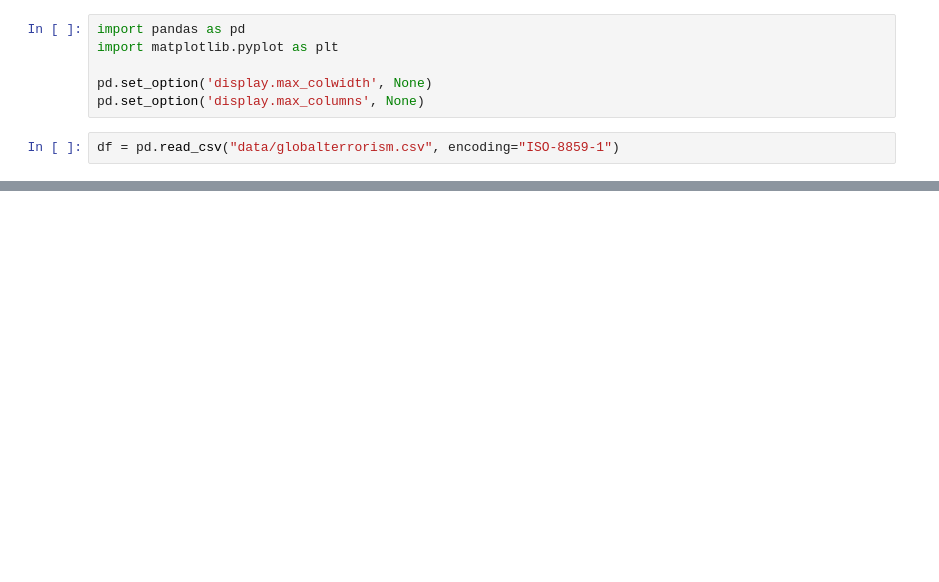
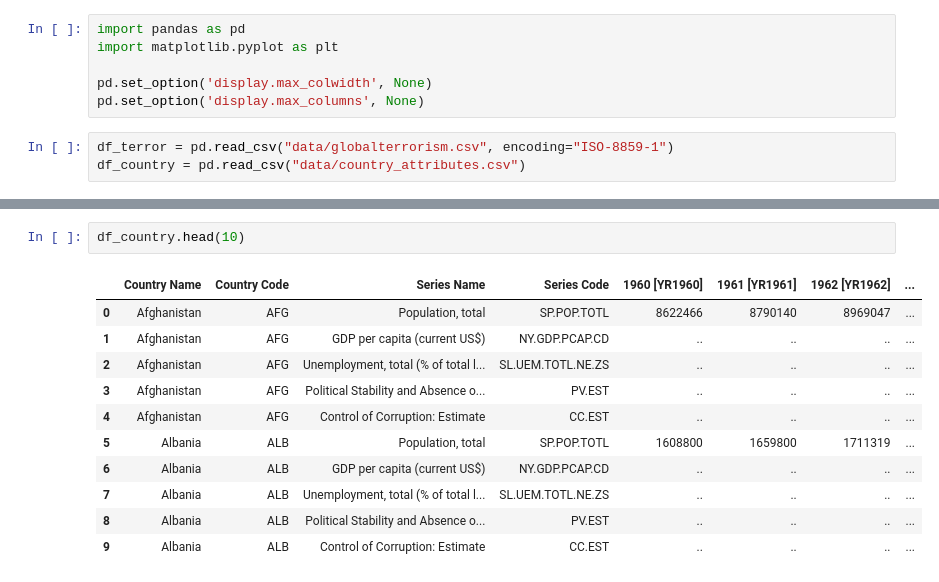
Before and after one commit to AndreasHansenAU/DataVizualizationProject, a Jupyter notebook: data_exploration.ipynb, the cells around one changed output, grey strips where cells are left out. Cells and saved outputs as stored; diff of their text form; blank space fills up the shorter version.

```diff
--- a/data_exploration.ipynb
+++ b/data_exploration.ipynb
@@ -5,5 +5,6 @@ import matplotlib.pyplot as plt
 pd.set_option('display.max_colwidth', None)
 pd.set_option('display.max_columns', None)
 # %%
-df = pd.read_csv("data/globalterrorism.csv", encoding="ISO-8859-1")
+df_terror = pd.read_csv("data/globalterrorism.csv", encoding="ISO-8859-1")
+df_country = pd.read_csv("data/country_attributes.csv")
 # %%
@@ -39,3 +39,17 @@ df[(df['imonth'] == 9) & (df['iyear'] == 2001) & (df['iday'] == 11)]
 | 73128 | 200109110006 | 2001 | 9 | 11 | NaN | 0 | NaN | 217 | United States | 1 | ... |
 | 73129 | 200109110007 | 2001 | 9 | 11 | NaN | 0 | NaN | 217 | United States | 1 | ... |
 | 73130 | 200109110008 | 2001 | 9 | 11 | NaN | 0 | NaN | 12 | Armenia | 7 | ... |
+# %%
+df_country.head(10)
+# %% [output]
+|  | Country Name | Country Code | Series Name | Series Code | 1960 [YR1960] | 1961 [YR1961] | 1962 [YR1962] | ... |
+| 0 | Afghanistan | AFG | Population, total | SP.POP.TOTL | 8622466 | 8790140 | 8969047 | ... |
+| 1 | Afghanistan | AFG | GDP per capita (current US$) | NY.GDP.PCAP.CD | .. | .. | .. | ... |
+| 2 | Afghanistan | AFG | Unemployment, total (% of total l... | SL.UEM.TOTL.NE.ZS | .. | .. | .. | ... |
+| 3 | Afghanistan | AFG | Political Stability and Absence o... | PV.EST | .. | .. | .. | ... |
+| 4 | Afghanistan | AFG | Control of Corruption: Estimate | CC.EST | .. | .. | .. | ... |
+| 5 | Albania | ALB | Population, total | SP.POP.TOTL | 1608800 | 1659800 | 1711319 | ... |
+| 6 | Albania | ALB | GDP per capita (current US$) | NY.GDP.PCAP.CD | .. | .. | .. | ... |
+| 7 | Albania | ALB | Unemployment, total (% of total l... | SL.UEM.TOTL.NE.ZS | .. | .. | .. | ... |
+| 8 | Albania | ALB | Political Stability and Absence o... | PV.EST | .. | .. | .. | ... |
+| 9 | Albania | ALB | Control of Corruption: Estimate | CC.EST | .. | .. | .. | ... |
```
Also changed, not shown: parts of 2 cells of this notebook.
